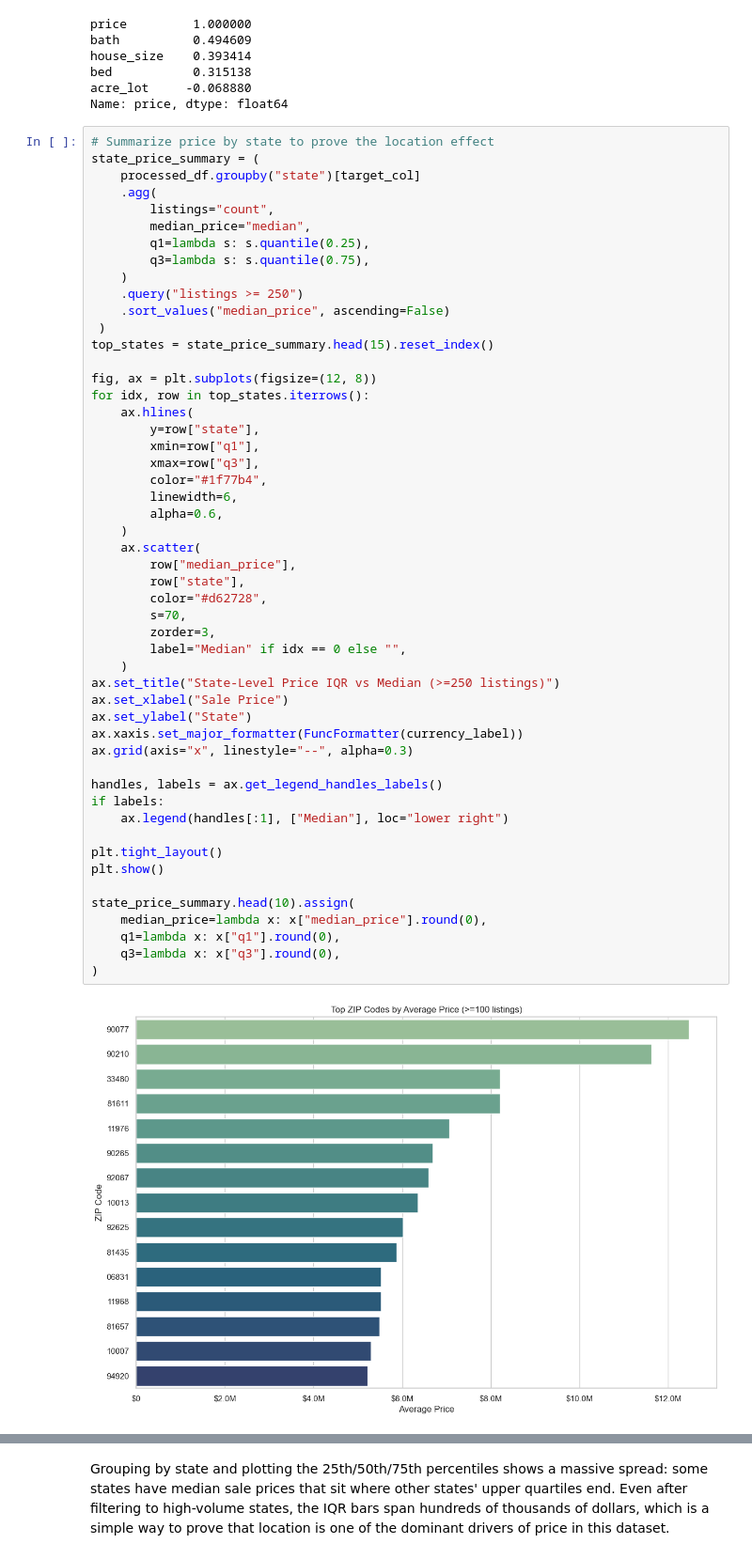
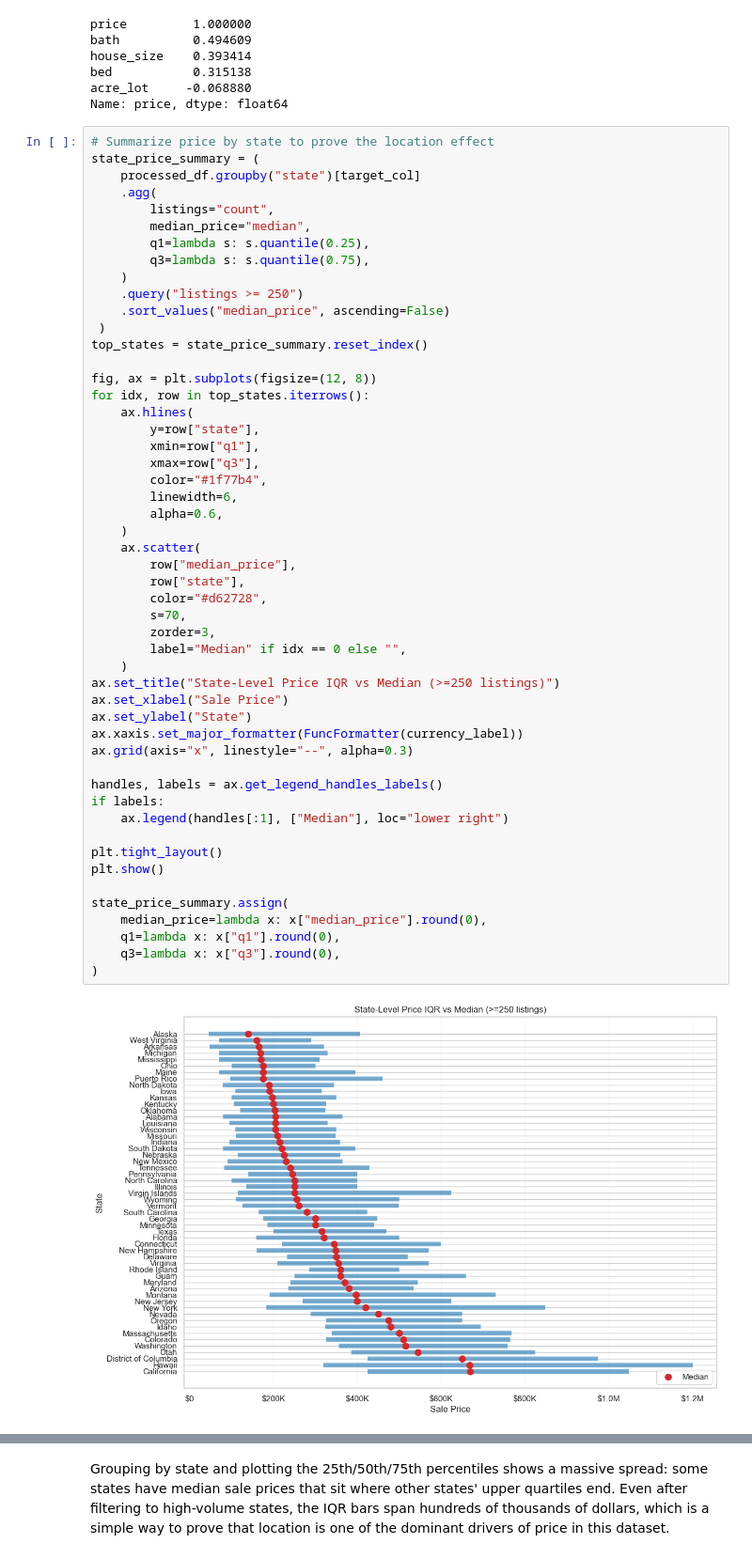
Before and after one commit to curohn/programming_for_business_project, a Jupyter notebook: main.ipynb, the cells around one changed output, grey strips where cells are left out. Shown at 94% size. Drawn from its saved outputs; the diff is of its cells as text.

```diff
--- a/main.ipynb
+++ b/main.ipynb
@@ -306,7 +306,7 @@ state_price_summary = (
     .query("listings >= 250")
     .sort_values("median_price", ascending=False)
  )
-top_states = state_price_summary.head(15).reset_index()
+top_states = state_price_summary.reset_index()
 
 fig, ax = plt.subplots(figsize=(12, 8))
 for idx, row in top_states.iterrows():
@@ -317,32 +317,32 @@ for idx, row in top_states.iterrows():
         color="#1f77b4",
         linewidth=6,
         alpha=0.6,
     )
     ax.scatter(
         row["median_price"],
         row["state"],
         color="#d62728",
         s=70,
         zorder=3,
         label="Median" if idx == 0 else "",
     )
 ax.set_title("State-Level Price IQR vs Median (>=250 listings)")
 ax.set_xlabel("Sale Price")
 ax.set_ylabel("State")
 ax.xaxis.set_major_formatter(FuncFormatter(currency_label))
 ax.grid(axis="x", linestyle="--", alpha=0.3)
 
 handles, labels = ax.get_legend_handles_labels()
 if labels:
     ax.legend(handles[:1], ["Median"], loc="lower right")
 
 plt.tight_layout()
 plt.show()
 
-state_price_summary.head(10).assign(
+state_price_summary.assign(
     median_price=lambda x: x["median_price"].round(0),
     q1=lambda x: x["q1"].round(0),
     q3=lambda x: x["q3"].round(0),
 )
 # %% [output]
-[figure, old version]
+[figure, new version]
```
Also changed, not shown: parts of 1 cell of this notebook.
